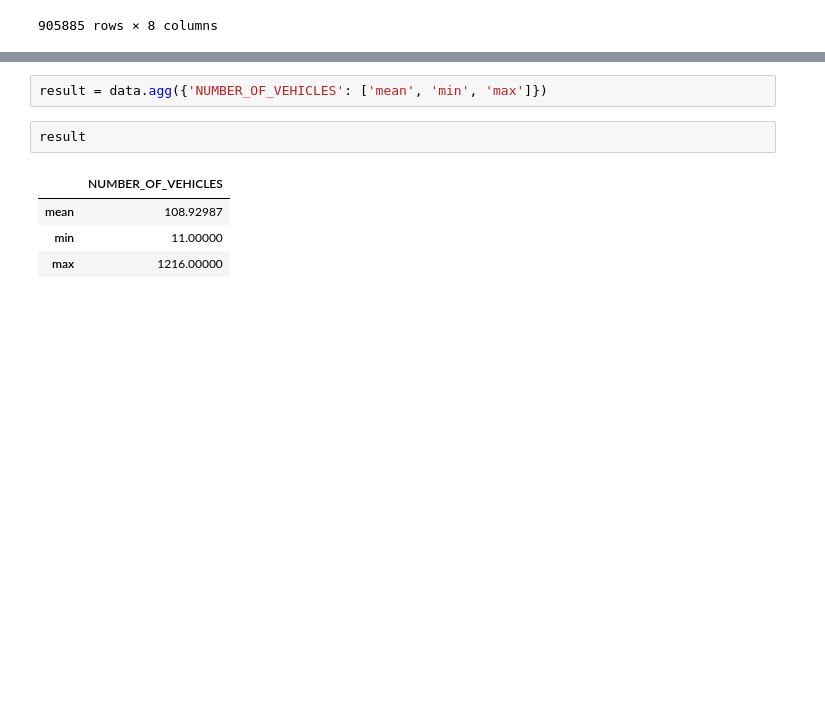
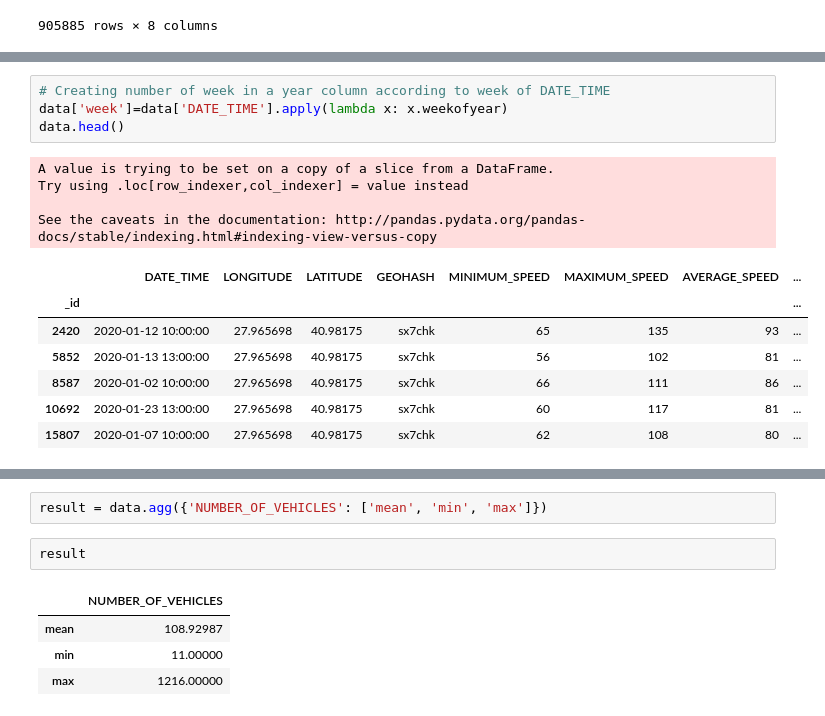
Before and after one commit to emre-isik/IBBTraffic-1, a Jupyter notebook: Traffic_in_Istanbul.ipynb, the cells around one changed output, grey strips where cells are left out. Cells and saved outputs as stored; diff of their text form; blank space fills up the shorter version.

```diff
--- a/Traffic_in_Istanbul.ipynb
+++ b/Traffic_in_Istanbul.ipynb
@@ -106,0 +112,16 @@ data.head()
+# %%
+# Creating number of week in a year column according to week of DATE_TIME
+data['week']=data['DATE_TIME'].apply(lambda x: x.weekofyear)
+data.head()
+# %% [output]
+A value is trying to be set on a copy of a slice from a DataFrame.
+Try using .loc[row_indexer,col_indexer] = value instead
+
+See the caveats in the documentation: http://pandas.pydata.org/pandas-docs/stable/indexing.html#indexing-view-versus-copy
+|  | DATE_TIME | LONGITUDE | LATITUDE | GEOHASH | MINIMUM_SPEED | MAXIMUM_SPEED | AVERAGE_SPEED | ... |
+| _id |  |  |  |  |  |  |  | ... |
+| 2420 | 2020-01-12 10:00:00 | 27.965698 | 40.98175 | sx7chk | 65 | 135 | 93 | ... |
+| 5852 | 2020-01-13 13:00:00 | 27.965698 | 40.98175 | sx7chk | 56 | 102 | 81 | ... |
+| 8587 | 2020-01-02 10:00:00 | 27.965698 | 40.98175 | sx7chk | 66 | 111 | 86 | ... |
+| 10692 | 2020-01-23 13:00:00 | 27.965698 | 40.98175 | sx7chk | 60 | 117 | 81 | ... |
+| 15807 | 2020-01-07 10:00:00 | 27.965698 | 40.98175 | sx7chk | 62 | 108 | 80 | ... |
```
Also changed, not shown: parts of 3 cells of this notebook.
